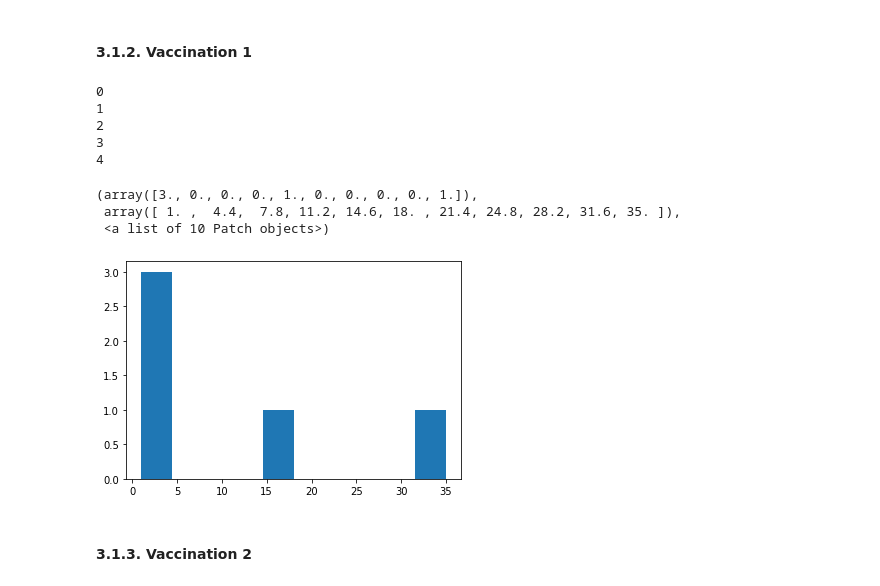
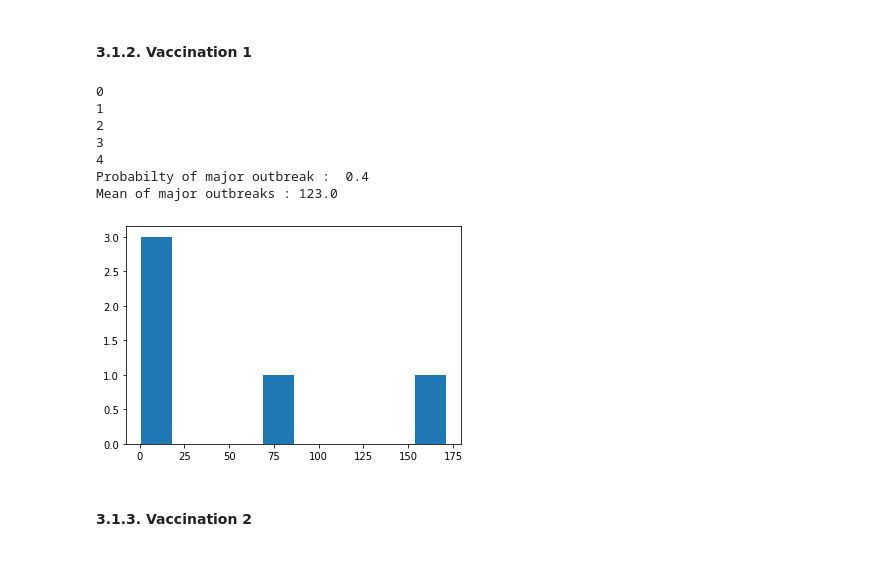
Before and after one commit to Raelag0112/Epidemio, a Jupyter notebook: Epidémio.ipynb, the cells around one changed output. Saved outputs shown, nothing was run; the diff lists cells and outputs as text; code cells hidden in the pictures.

```diff
--- a/Epidémio.ipynb
+++ b/Epidémio.ipynb
@@ -452,26 +465,15 @@ plt.hist(sizes)
 # %% [markdown]
 #### 3.1.2. Vaccination 1 ####
-# %%
-n_sim = 5
-sizes = np.array([])
-
-for i in range(n_sim):
-
-    print(i)
-
-    infected = epi_vac1(N, assoHT)
-    sizes = np.append(sizes, (infected == 2).sum())
-
-plt.hist(sizes)
-# %% [output]
-0
-1
-2
-3
-4
-(array([3., 0., 0., 0., 1., 0., 0., 0., 0., 1.]),
- array([ 1. ,  4.4,  7.8, 11.2, 14.6, 18. , 21.4, 24.8, 28.2, 31.6, 35. ]),
- <a list of 10 Patch objects>)
-[figure, removed]
+# %%
+simul(distrib="HT", scenario="V1", theta=)
+# %% [output]
+0
+1
+2
+3
+4
+Probabilty of major outbreak :  0.4
+Mean of major outbreaks : 123.0
+[figure, added]
 # %% [markdown]
 #### 3.1.3. Vaccination 2 ####
```
Also changed, not shown: parts of 18 cells of this notebook.
